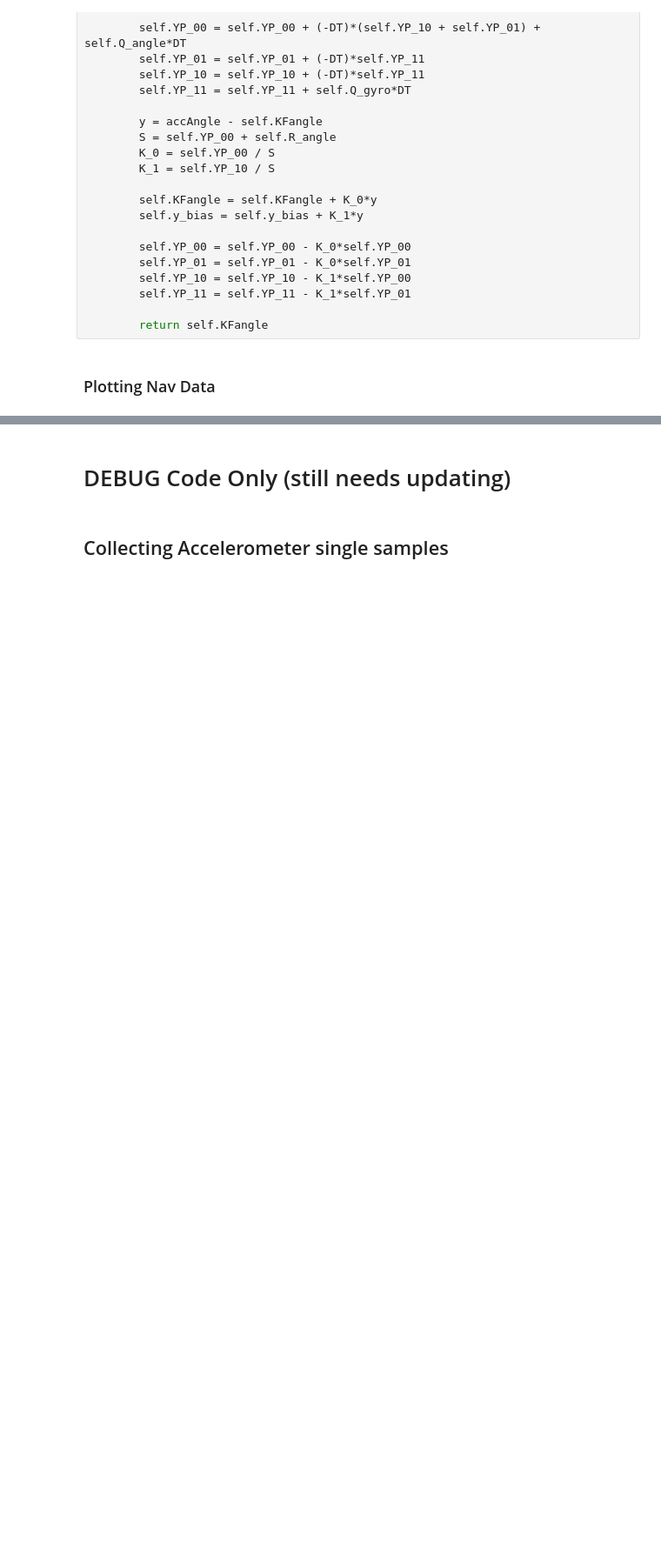
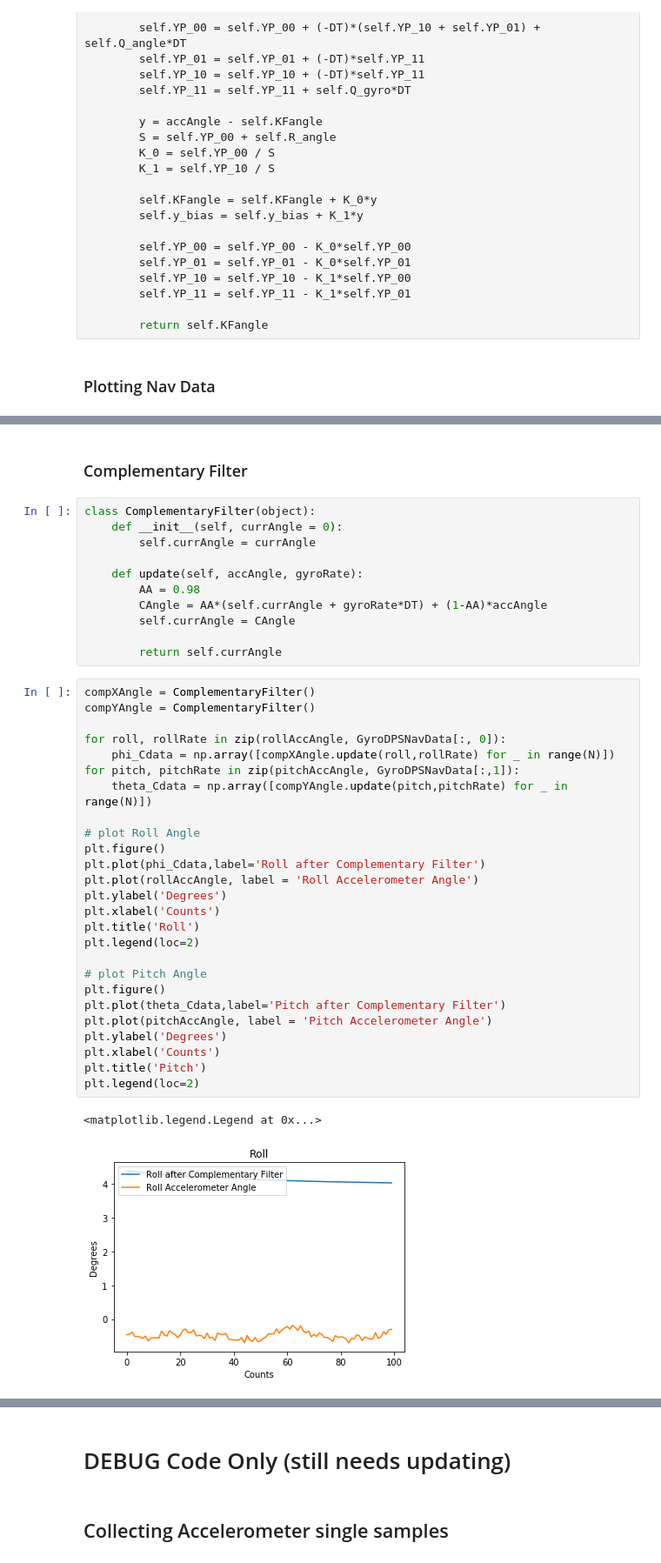
Before and after one commit to jofranco/multi-rotor-on-FPGA, a Jupyter notebook: temp/Pmod_NAV/jupyter_notebook/Nav_Notebook_Demo.ipynb, the cells around one changed output, grey strips where cells are left out. Shown: that part at 87% size. Saved outputs shown, nothing was run; the diff lists cells and outputs as text; blank space fills up the shorter version.

```diff
--- a/temp/Pmod_NAV/jupyter_notebook/Nav_Notebook_Demo.ipynb
+++ b/temp/Pmod_NAV/jupyter_notebook/Nav_Notebook_Demo.ipynb
@@ -620,0 +651,42 @@ plt.legend(loc=2)
+# %% [markdown]
+### Complementary Filter
+# %%
+class ComplementaryFilter(object):
+    def __init__(self, currAngle = 0):
+        self.currAngle = currAngle
+
+    def update(self, accAngle, gyroRate):
+        AA = 0.98
+        CAngle = AA*(self.currAngle + gyroRate*DT) + (1-AA)*accAngle
+        self.currAngle = CAngle
+
+        return self.currAngle
+# %%
+compXAngle = ComplementaryFilter()
+compYAngle = ComplementaryFilter()
+
+for roll, rollRate in zip(rollAccAngle, GyroDPSNavData[:, 0]):
+    phi_Cdata = np.array([compXAngle.update(roll,rollRate) for _ in range(N)])
+for pitch, pitchRate in zip(pitchAccAngle, GyroDPSNavData[:,1]):
+    theta_Cdata = np.array([compYAngle.update(pitch,pitchRate) for _ in range(N)])
+
+# plot Roll Angle
+plt.figure()
+plt.plot(phi_Cdata,label='Roll after Complementary Filter')
+plt.plot(rollAccAngle, label = 'Roll Accelerometer Angle')
+plt.ylabel('Degrees')
+plt.xlabel('Counts')
+plt.title('Roll')
+plt.legend(loc=2)
+
+# plot Pitch Angle
+plt.figure()
+plt.plot(theta_Cdata,label='Pitch after Complementary Filter')
+plt.plot(pitchAccAngle, label = 'Pitch Accelerometer Angle')
+plt.ylabel('Degrees')
+plt.xlabel('Counts')
+plt.title('Pitch')
+plt.legend(loc=2)
+# %% [output]
+<matplotlib.legend.Legend at 0x...>
+[figure, added]
```
Also changed, not shown: parts of 7 cells of this notebook.
